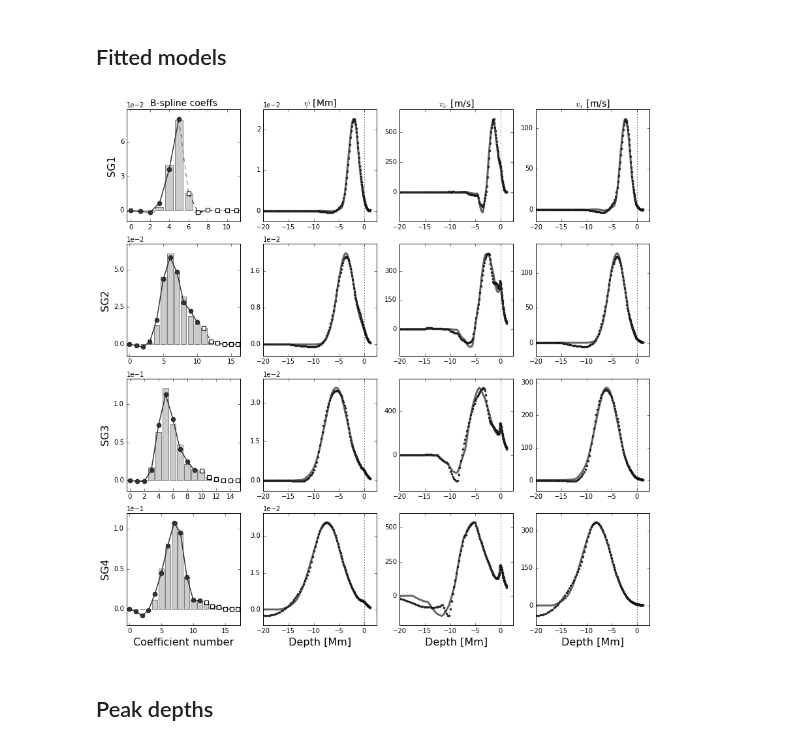
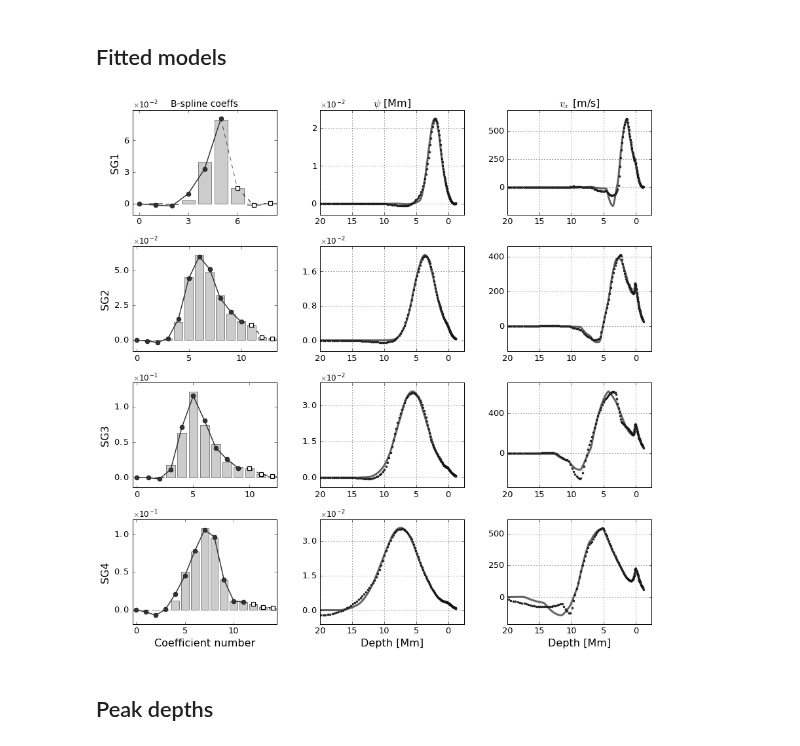
Before and after one commit to jishnub/sparc_flows, a Jupyter notebook: plots_2017_paper.ipynb, the cells around one changed output. Cells and saved outputs as stored; diff of their text form; code cells hidden in the pictures.

```diff
--- a/plots_2017_paper.ipynb
+++ b/plots_2017_paper.ipynb
@@ -7,7 +7,7 @@ import plotc
 import read_params
 import matplotlib
 import matplotlib.pyplot as plt
-from matplotlib import ticker
+from matplotlib import ticker,gridspec
 from scipy.special import j1,j0,jn
 def j2(z): return jn(2,z)
 def j1prime(z): return 0.5*(j0(z)-j2(z))
@@ -30,21 +30,25 @@ def fitsread(f): return np.squeeze(pyfits.getdata(f))
 
 RDH13 = 15
 kDH13 = 2*np.pi/(2*RDH13)
+
+datadir_list = [os.path.join(os.path.dirname(read_params.get_directory()),
+                             "spline_SG{:d}_filter".format(sgno)) for sgno in xrange(1,5)]
+
+home = os.environ["HOME"]
+codedir_list = [os.path.join(home,"sparc_SG{:d}".format(sgno)) for sgno in xrange(1,5)]
-# %%
-datadir_list = [os.path.join(os.path.dirname(read_params.get_directory()),
-                             "spline_SG{:d}_nohorcutoff".format(sgno)) for sgno in xrange(1,5)]
-
-home = os.environ["HOME"]
-codedir_list = [os.path.join(home,"sparc_SG{:d}".format(sgno)) for sgno in xrange(1,5)]
 # %% [markdown]
 ## Fitted models
 # %%
 f=plt.figure()
 f.set_size_inches(12,3*len(datadir_list));
+ncols = 3
+
+def remove_neg(x,pos):
+    return '{:.0f}'.format(abs(float(x)))
 
 for modelno,(codedir,datadir) in enumerate(zip(codedir_list,datadir_list)):
 
-    plt.subplot(len(datadir_list),4,modelno*4+1)
+    plt.subplot(len(datadir_list),ncols,modelno*ncols+1)
 
     coeff_files = sorted(fnmatch.filter(os.listdir(os.path.join(datadir,"update")),
                     "model_psi_[0-9][0-9]_coeffs.npz"))
@@ -70,19 +74,24 @@ for modelno,(codedir,datadir) in enumerate(zip(codedir_list,datadir_list)):
     plt.plot(np.arange(c_surf_cutoff-1,c_surf_cutoff+1),
     bridge,ls="dashed",color='0.3',lw=1,zorder=3)
 
-    plt.plot(np.arange(c_surf_cutoff,true_coeffs_top.size),
-    true_coeffs_top[c_surf_cutoff:],ls="dashed",marker='s',ms=6,color='black',
+    plt.plot(np.arange(c_surf_cutoff,true_coeffs_top.size-3),
+    true_coeffs_top[c_surf_cutoff:-3],ls="dashed",marker='s',ms=6,color='black',
     mec='black',mfc="white",lw=1,zorder=3,mew=1.2,
     label="Clamped")
 
     plt.gca().margins(y=0.1)
 
-    plt.bar(np.arange(true_coeffs_z.size)-0.4,true_coeffs_z+true_coeffs_top,width=0.8,
+    plt.bar(np.arange(true_coeffs_z.size-3)-0.4,(true_coeffs_z+true_coeffs_top)[:-3],width=0.8,
             facecolor="0.8",edgecolor="0.5",label="Reference"
             ,zorder=1)
 
     plt.ticklabel_format(axis="y",style="sci",scilimits=(0,0))
+    plt.gca().xaxis.set_major_locator(ticker.MaxNLocator(4))
     plt.gca().yaxis.set_major_locator(ticker.MaxNLocator(4))
+    plt.tick_params(labelsize=13,axis="both")
+    plt.gca().yaxis.get_offset_text().set_fontsize(12)
+    plt.gca().yaxis.set_major_formatter(ticker.ScalarFormatter(useMathText=True))
+    plt.gca().yaxis.get_major_formatter().set_powerlimits((0,3))
 
     # psi and v sections
 
@@ -112,72 +121,68 @@ for modelno,(codedir,datadir) in enumerate(zip(codedir_list,datadir_list)):
     ref_color="0.4"
     iter_color="0.2"
 
-    plt.subplot(len(datadir_list),4,modelno*4+2)
+    plt.subplot(len(datadir_list),ncols,modelno*ncols+2)
     plt.plot(z,true_psi[:,curpsi_max_col_index],label="Reference",
              color=ref_color,linewidth=3)
     plt.plot(z,current_psi[:,curpsi_max_col_index],label="Iterated",
     linewidth=1,color=iter_color,ls="dotted",marker='o',ms=3)
     plt.ticklabel_format(axis="y",style="sci",scilimits=(0,0))
+    plt.gca().xaxis.set_major_locator(ticker.MaxNLocator(5))
+    plt.gca().xaxis.set_major_formatter(ticker.FuncFormatter(remove_neg))
     plt.gca().yaxis.set_major_locator(ticker.MaxNLocator(4))
-    plt.axvline(0,ls="dotted",color="black")
+    plt.gca().yaxis.set_major_formatter(ticker.ScalarFormatter(useMathText=True))
+    plt.gca().yaxis.get_major_formatter().set_powerlimits((0,3))
+    plt.tick_params(labelsize=13,axis="both")
+    plt.gca().yaxis.get_offset_text().set_fontsize(12)
     plt.xlim(-20,2.5)
     plt.margins(y=0.1)
+    plt.grid(color="0.2",linewidth=0.8)
 
-    plt.subplot(len(datadir_list),4,modelno*4+3)
+    plt.subplot(len(datadir_list),ncols,modelno*ncols+3)
     plt.plot(z,true_vx[:,curvx_max_col_index],label="Reference",
              color=ref_color,linewidth=3)
     plt.plot(z,current_vx[:,curvx_max_col_index],label="Iterated",
     linewidth=1,color=iter_color,ls="dotted",marker='o',ms=3)
-    plt.axvline(0,ls="dotted",color="black")
     plt.gca().yaxis.set_major_locator(ticker.MaxNLocator(4))
+    plt.gca().xaxis.set_major_locator(ticker.MaxNLocator(5))
+    plt.gca().xaxis.set_major_formatter(ticker.FuncFormatter(remove_neg))
+    plt.gca().yaxis.set_major_formatter(ticker.ScalarFormatter(useMathText=True))
+    plt.gca().yaxis.get_major_formatter().set_powerlimits((0,3))
+    plt.tick_params(labelsize=13,axis="both")
+    plt.gca().yaxis.get_offset_text().set_fontsize(12)
     plt.xlim(-20,2.5)
     plt.margins(y=0.1)
+    plt.grid(color="0.2",linewidth=0.8)
 
-    plt.subplot(len(datadir_list),4,modelno*4+4)
-    plt.plot(z,true_vz[:,curvz_max_col_index],label="Reference",
-             color=ref_color,linewidth=3)
-    plt.plot(z,current_vz[:,curvz_max_col_index],label="Iterated",
-    linewidth=1,color=iter_color,ls="dotted",marker='o',ms=3)
-    plt.axvline(0,ls="dotted",color="black")
-    plt.gca().yaxis.set_major_locator(ticker.MaxNLocator(4))
-    plt.xlim(-20,2.5)
-    plt.margins(y=0.1)
-
-
-plt.subplot(len(datadir_list),4,1)
+plt.subplot(len(datadir_list),ncols,1)
 plt.title("B-spline coeffs",fontsize=14)
 
 for modelno,datadir in enumerate(datadir_list):
-    plt.subplot(len(datadir_list),4,4*modelno+1)
+    plt.subplot(len(datadir_list),ncols,ncols*modelno+1)
     plt.ylabel("SG{:d}".format(modelno+1),fontsize=16)
 
-plt.subplot(len(datadir_list),4,2)
-plt.title(r"$\psi$ [Mm]",fontsize=14)
+plt.subplot(len(datadir_list),ncols,2)
+plt.title(r"$\psi$ [Mm]",fontsize=16)
 
-plt.subplot(len(datadir_list),4,3)
-plt.title(r"$v_x$ [m/s]",fontsize=14)
+plt.subplot(len(datadir_list),ncols,3)
+plt.title(r"$v_x$ [m/s]",fontsize=16)
 
-plt.subplot(len(datadir_list),4,4)
-plt.title(r"$v_z$ [m/s]",fontsize=14)
-
-plt.subplot(len(datadir_list),4,4*(len(datadir_list)-1)+1)
+plt.subplot(len(datadir_list),ncols,ncols*(len(datadir_list)-1)+1)
 plt.xlabel("Coefficient number",fontsize=16)
 
-plt.subplot(len(datadir_list),4,4*(len(datadir_list)-1)+2)
+plt.subplot(len(datadir_list),ncols,ncols*(len(datadir_list)-1)+2)
 plt.xlabel("Depth [Mm]",fontsize=16)
 
-plt.subplot(len(datadir_list),4,4*(len(datadir_list)-1)+3)
-plt.xlabel("Depth [Mm]",fontsize=16)
-
-plt.subplot(len(datadir_list),4,4*(len(datadir_list)-1)+4)
+plt.subplot(len(datadir_list),ncols,ncols*(len(datadir_list)-1)+3)
 plt.xlabel("Depth [Mm]",fontsize=16)
 
 plt.tight_layout()
+plt.gcf().subplots_adjust(hspace=0.3,wspace=0.3)
 
 if not os.path.exists("plots"): os.makedirs("plots")
-plt.savefig("plots/fit_spline_model.eps")
+plt.savefig("plots/f3.eps")
 # %% [output]
-[figure, old version]
+[figure, new version]
 # %% [markdown]
 ## Peak depths
 # %%
```
Also changed, not shown: parts of 7 cells of this notebook, 1 other file.
